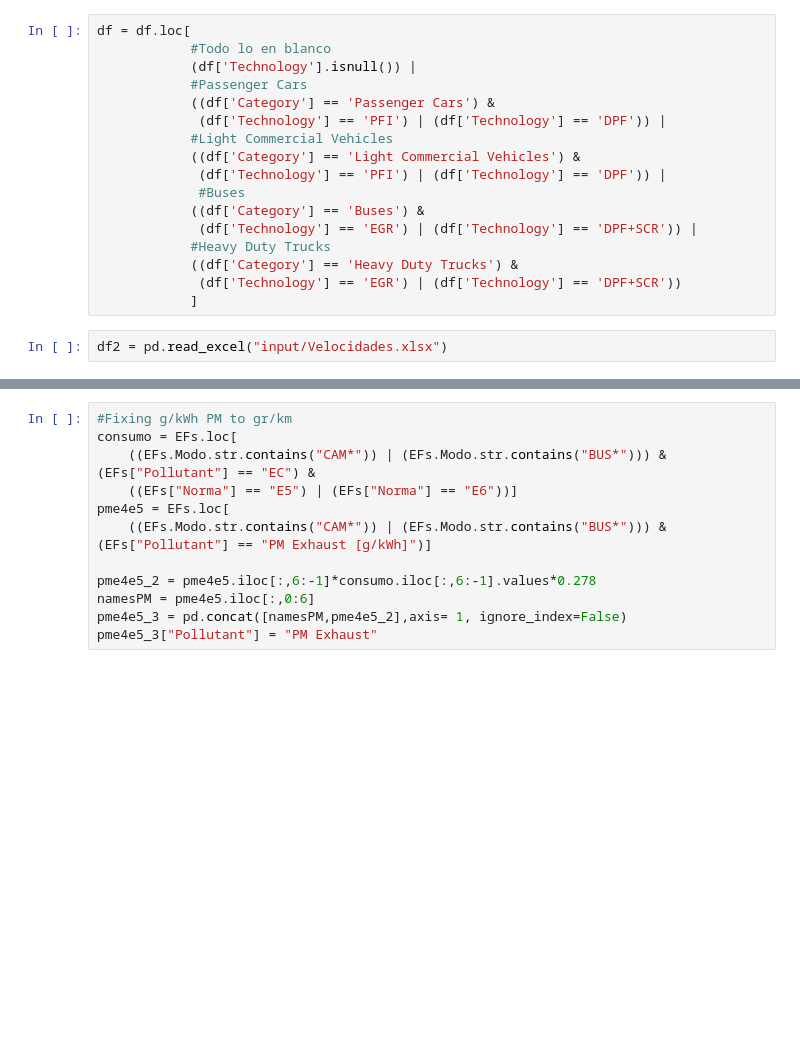
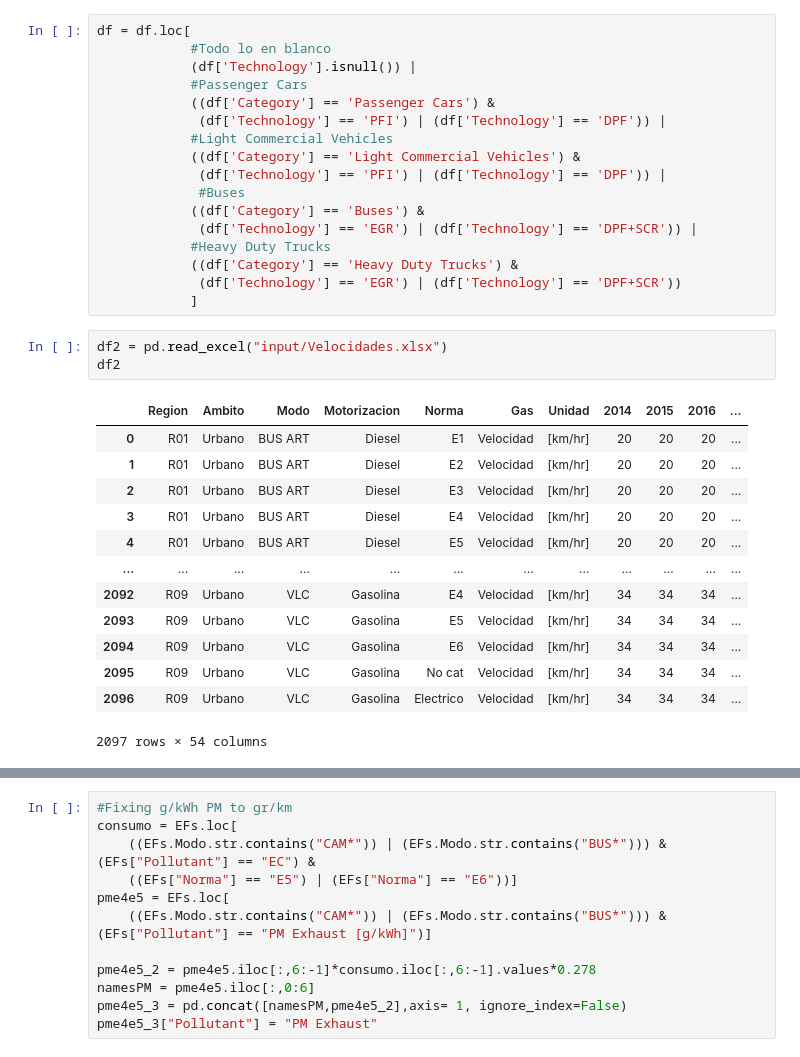
Before and after one commit to Ignvz/copert_5, a Jupyter notebook: FE_Vel.ipynb, the cells around one changed output, grey strips where cells are left out. Drawn from its saved outputs; the diff is of its cells as text; blank space fills up the shorter version.

```diff
--- a/FE_Vel.ipynb
+++ b/FE_Vel.ipynb
@@ -92,6 +92,21 @@ df = df.loc[
             ]
 # %%
 df2 = pd.read_excel("input/Velocidades.xlsx")
+df2
+# %% [output]
+|  | Region | Ambito | Modo | Motorizacion | Norma | Gas | Unidad | 2014 | 2015 | 2016 | ... |
+| 0 | R01 | Urbano | BUS ART | Diesel | E1 | Velocidad | [km/hr] | 20 | 20 | 20 | ... |
+| 1 | R01 | Urbano | BUS ART | Diesel | E2 | Velocidad | [km/hr] | 20 | 20 | 20 | ... |
+| 2 | R01 | Urbano | BUS ART | Diesel | E3 | Velocidad | [km/hr] | 20 | 20 | 20 | ... |
+| 3 | R01 | Urbano | BUS ART | Diesel | E4 | Velocidad | [km/hr] | 20 | 20 | 20 | ... |
+| 4 | R01 | Urbano | BUS ART | Diesel | E5 | Velocidad | [km/hr] | 20 | 20 | 20 | ... |
+| ... | ... | ... | ... | ... | ... | ... | ... | ... | ... | ... | ... |
+| 2092 | R09 | Urbano | VLC | Gasolina | E4 | Velocidad | [km/hr] | 34 | 34 | 34 | ... |
+| 2093 | R09 | Urbano | VLC | Gasolina | E5 | Velocidad | [km/hr] | 34 | 34 | 34 | ... |
+| 2094 | R09 | Urbano | VLC | Gasolina | E6 | Velocidad | [km/hr] | 34 | 34 | 34 | ... |
+| 2095 | R09 | Urbano | VLC | Gasolina | No cat | Velocidad | [km/hr] | 34 | 34 | 34 | ... |
+| 2096 | R09 | Urbano | VLC | Gasolina | Electrico | Velocidad | [km/hr] | 34 | 34 | 34 | ... |
+2097 rows × 54 columns
 # %%
 bdf = df2.merge(df, left_on=["Modo", "Motorizacion", "Norma"], right_on=["Segment","Fuel","Euro Standard"], how="left")
 alpha = bdf[["Alpha"]].astype("float")
```
Also changed, not shown: parts of 3 cells of this notebook, 43 other files.
